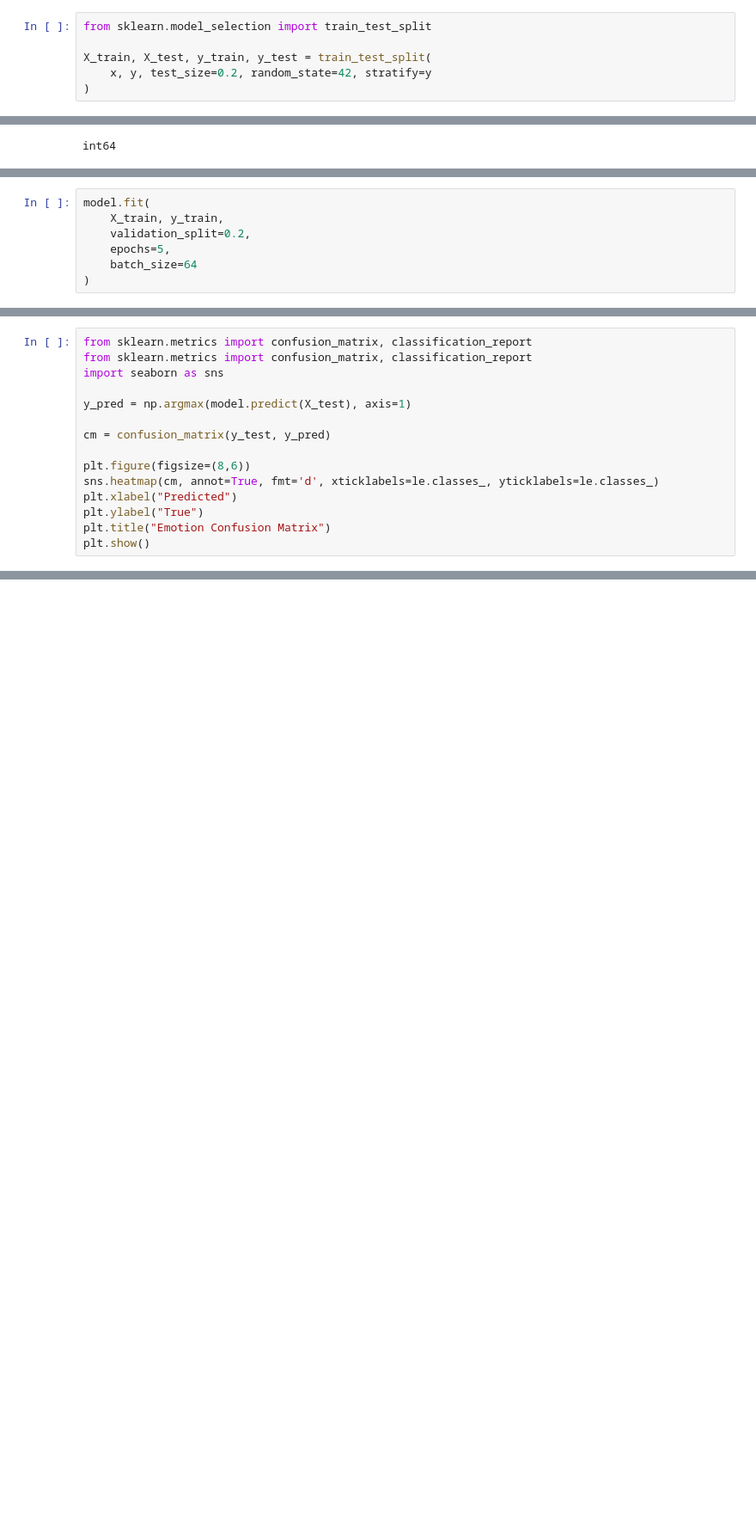
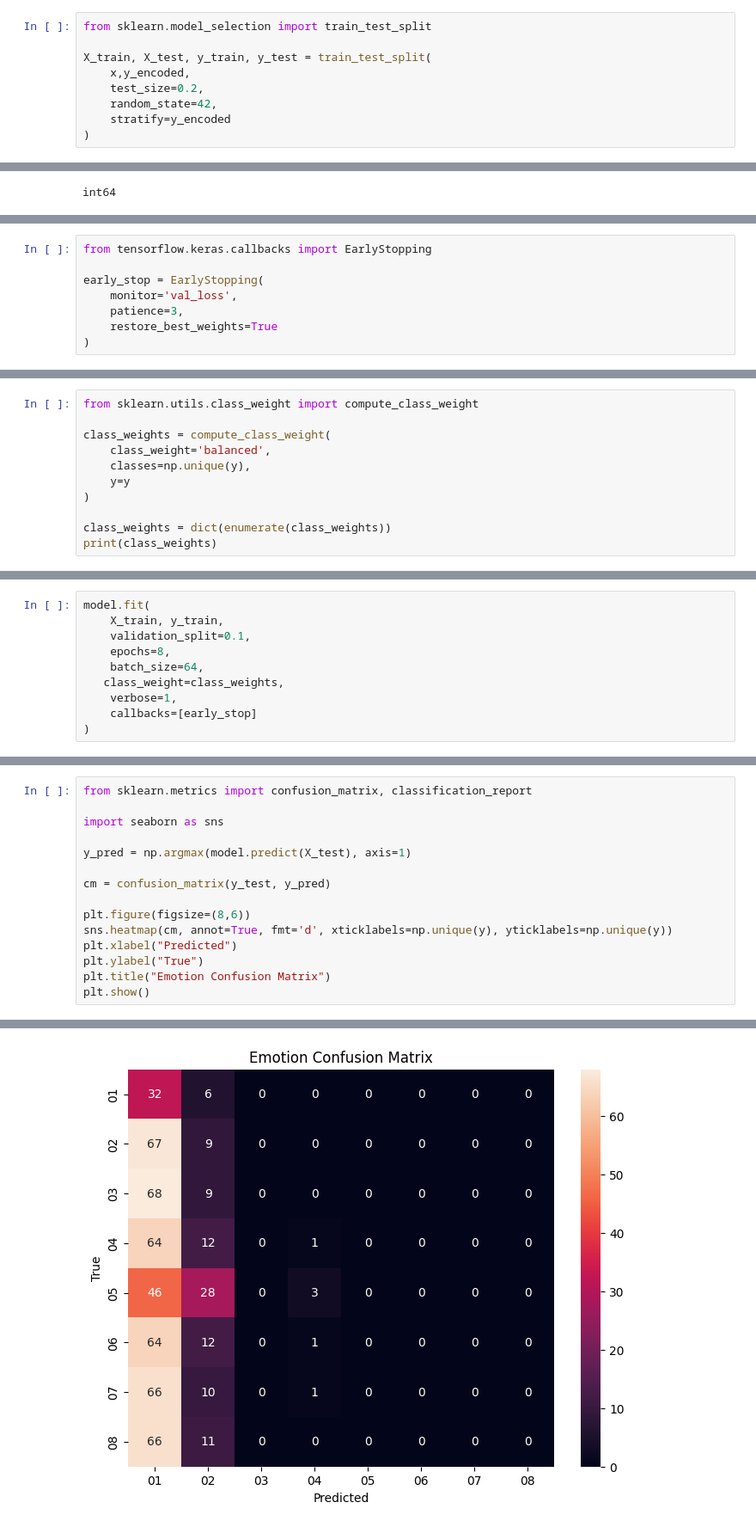
Before and after one commit to janaahmeed/codealpha_tasks, a Jupyter notebook: code_Alpha_task2_(Emotion_Recognition_from_Speech_).ipynb, the cells around one changed output, grey strips where cells are left out. Shown at 86% size. Cells and saved outputs as stored; diff of their text form; blank space fills up the shorter version.

```diff
--- a/code_Alpha_task2_(Emotion_Recognition_from_Speech_).ipynb
+++ b/code_Alpha_task2_(Emotion_Recognition_from_Speech_).ipynb
@@ -107,7 +172,10 @@ x=x[..., np.newaxis]
 from sklearn.model_selection import train_test_split
 
 X_train, X_test, y_train, y_test = train_test_split(
-    x, y, test_size=0.2, random_state=42, stratify=y
+    x,y_encoded,
+    test_size=0.2,
+    random_state=42,
+    stratify=y_encoded
 )
 # %%
 X_train = (X_train - X_train.mean()) / X_train.std()
@@ -187,0 +298,8 @@ int64
+# %%
+from tensorflow.keras.callbacks import EarlyStopping
+
+early_stop = EarlyStopping(
+    monitor='val_loss',
+    patience=3,
+    restore_best_weights=True
+)
@@ -187,0 +316,11 @@ int64
+# %%
+from sklearn.utils.class_weight import compute_class_weight
+
+class_weights = compute_class_weight(
+    class_weight='balanced',
+    classes=np.unique(y),
+    y=y
+)
+
+class_weights = dict(enumerate(class_weights))
+print(class_weights)
@@ -188,8 +329,11 @@ int64
 # %%
 model.fit(
     X_train, y_train,
-    validation_split=0.2,
-    epochs=5,
-    batch_size=64
+    validation_split=0.1,
+    epochs=8,
+    batch_size=64,
+   class_weight=class_weights,
+    verbose=1,
+    callbacks=[early_stop]
 )
 # %% [output]
@@ -205,6 +359,6 @@ print(f"Test Accuracy: {acc:.4f}")
 # %%
 from sklearn.metrics import confusion_matrix, classification_report
-from sklearn.metrics import confusion_matrix, classification_report
+
 import seaborn as sns
 
 y_pred = np.argmax(model.predict(X_test), axis=1)
@@ -212,8 +366,9 @@ y_pred = np.argmax(model.predict(X_test), axis=1)
 cm = confusion_matrix(y_test, y_pred)
 
 plt.figure(figsize=(8,6))
-sns.heatmap(cm, annot=True, fmt='d', xticklabels=le.classes_, yticklabels=le.classes_)
+sns.heatmap(cm, annot=True, fmt='d', xticklabels=np.unique(y), yticklabels=np.unique(y))
 plt.xlabel("Predicted")
 plt.ylabel("True")
 plt.title("Emotion Confusion Matrix")
 plt.show()
+# %% [output]
@@ -219,0 +376 @@ plt.show()
+[figure, added]
```
Also changed, not shown: parts of 24 cells of this notebook.
